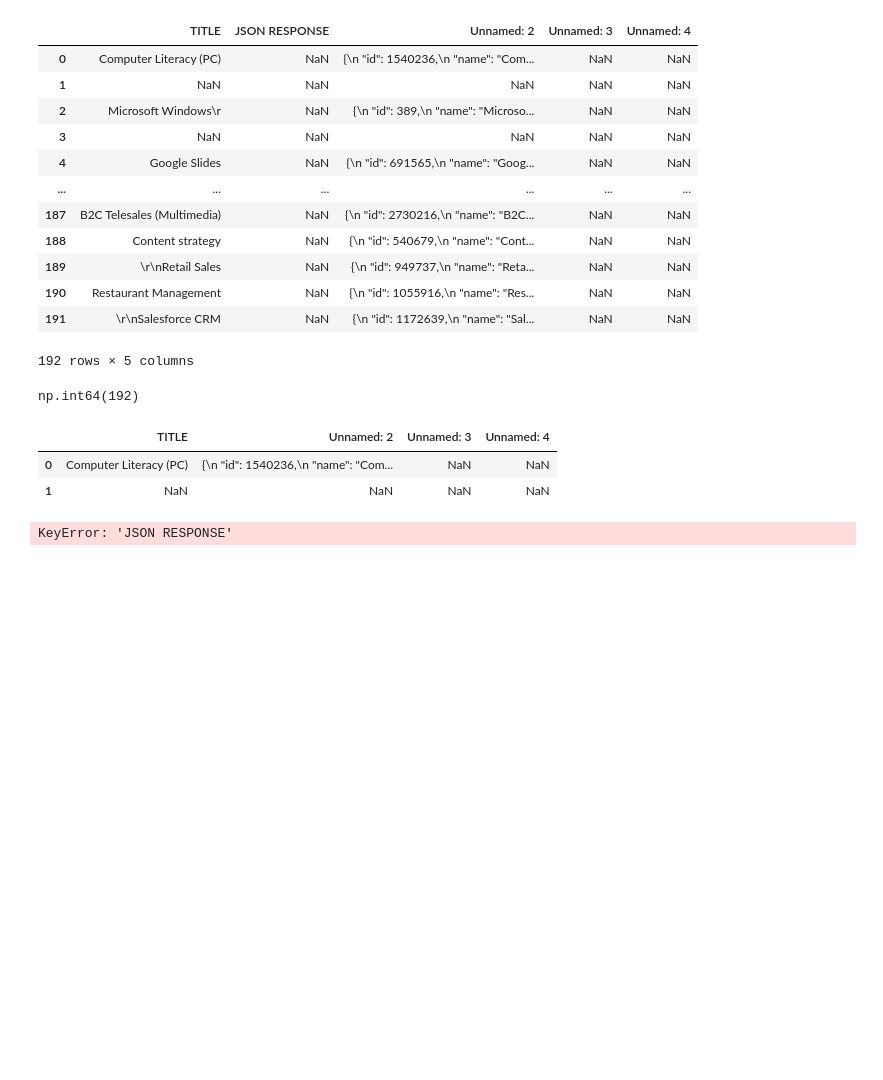
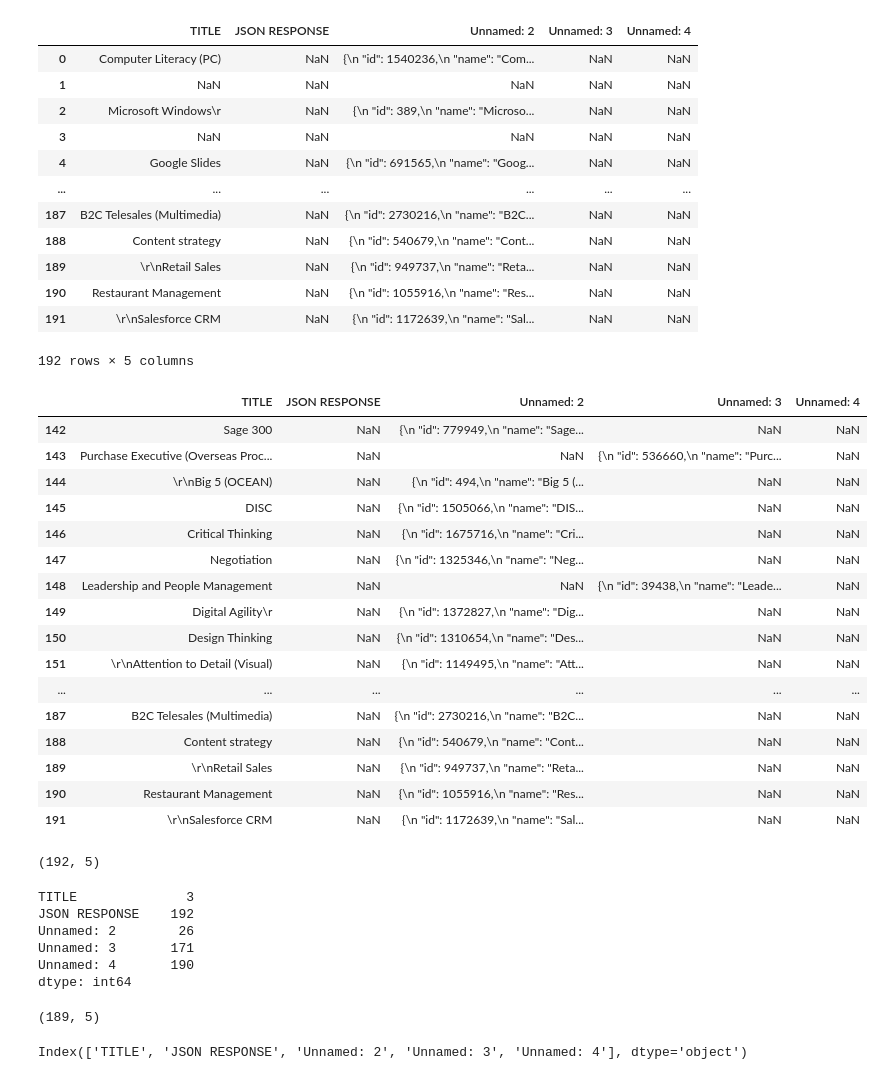
Before and after one commit to AshuutoshVish/Second_task, a Jupyter notebook: Task2.ipynb, the cells around one changed output. Saved outputs shown, nothing was run; the diff lists cells and outputs as text; code cells hidden in the pictures; blank space fills up the shorter version.

```diff
--- a/Task2.ipynb
+++ b/Task2.ipynb
@@ -21,23 +23,45 @@ df.head(5)
 | 190 | Restaurant Management | NaN | {\n "id": 1055916,\n "name": "Res... | NaN | NaN |
 | 191 | \r\nSalesforce CRM | NaN | {\n "id": 1172639,\n "name": "Sal... | NaN | NaN |
 192 rows × 5 columns
-# %%
-df['JSON RESPONSE'].isnull().sum()
-# %% [output]
-np.int64(192)
-# %%
-df.drop(columns=['JSON RESPONSE'], inplace=True)
-# %%
-df.head(2)
-# %% [output]
-|  | TITLE | Unnamed: 2 | Unnamed: 3 | Unnamed: 4 |
-| 0 | Computer Literacy (PC) | {\n "id": 1540236,\n "name": "Com... | NaN | NaN |
-| 1 | NaN | NaN | NaN | NaN |
-# %%
-df['JSON RESPONSE'] = df['JSON RESPONSE'].fillna(df[['Unnamed: 3', 'Unnamed: 4']].bfill(axis=1).iloc[:, 0], inplace=True)
-# %% [output]
-KeyError: 'JSON RESPONSE'
+# %%
+df.tail(50)
+# %% [output]
+|  | TITLE | JSON RESPONSE | Unnamed: 2 | Unnamed: 3 | Unnamed: 4 |
+| 142 | Sage 300 | NaN | {\n "id": 779949,\n "name": "Sage... | NaN | NaN |
+| 143 | Purchase Executive (Overseas Proc... | NaN | NaN | {\n "id": 536660,\n "name": "Purc... | NaN |
+| 144 | \r\nBig 5 (OCEAN) | NaN | {\n "id": 494,\n "name": "Big 5 (... | NaN | NaN |
+| 145 | DISC | NaN | {\n "id": 1505066,\n "name": "DIS... | NaN | NaN |
+| 146 | Critical Thinking | NaN | {\n "id": 1675716,\n "name": "Cri... | NaN | NaN |
+| 147 | Negotiation | NaN | {\n "id": 1325346,\n "name": "Neg... | NaN | NaN |
+| 148 | Leadership and People Management | NaN | NaN | {\n "id": 39438,\n "name": "Leade... | NaN |
+| 149 | Digital Agility\r | NaN | {\n "id": 1372827,\n "name": "Dig... | NaN | NaN |
+| 150 | Design Thinking | NaN | {\n "id": 1310654,\n "name": "Des... | NaN | NaN |
+| 151 | \r\nAttention to Detail (Visual) | NaN | {\n "id": 1149495,\n "name": "Att... | NaN | NaN |
+| ... | ... | ... | ... | ... | ... |
+| 187 | B2C Telesales (Multimedia) | NaN | {\n "id": 2730216,\n "name": "B2C... | NaN | NaN |
+| 188 | Content strategy | NaN | {\n "id": 540679,\n "name": "Cont... | NaN | NaN |
+| 189 | \r\nRetail Sales | NaN | {\n "id": 949737,\n "name": "Reta... | NaN | NaN |
+| 190 | Restaurant Management | NaN | {\n "id": 1055916,\n "name": "Res... | NaN | NaN |
+| 191 | \r\nSalesforce CRM | NaN | {\n "id": 1172639,\n "name": "Sal... | NaN | NaN |
 # %%
-df.head()
+df.shape
+# %% [output]
+(192, 5)
 # %%
 df.isnull().sum()
+# %% [output]
+TITLE              3
+JSON RESPONSE    192
+Unnamed: 2        26
+Unnamed: 3       171
+Unnamed: 4       190
+dtype: int64
+# %%
+df = df.dropna(axis=0, how='all')
+df.shape
+# %% [output]
+(189, 5)
+# %%
+df.columns
+# %% [output]
+Index(['TITLE', 'JSON RESPONSE', 'Unnamed: 2', 'Unnamed: 3', 'Unnamed: 4'], dtype='object')
```
Also changed, not shown: parts of 14 cells of this notebook, 7 other files.
